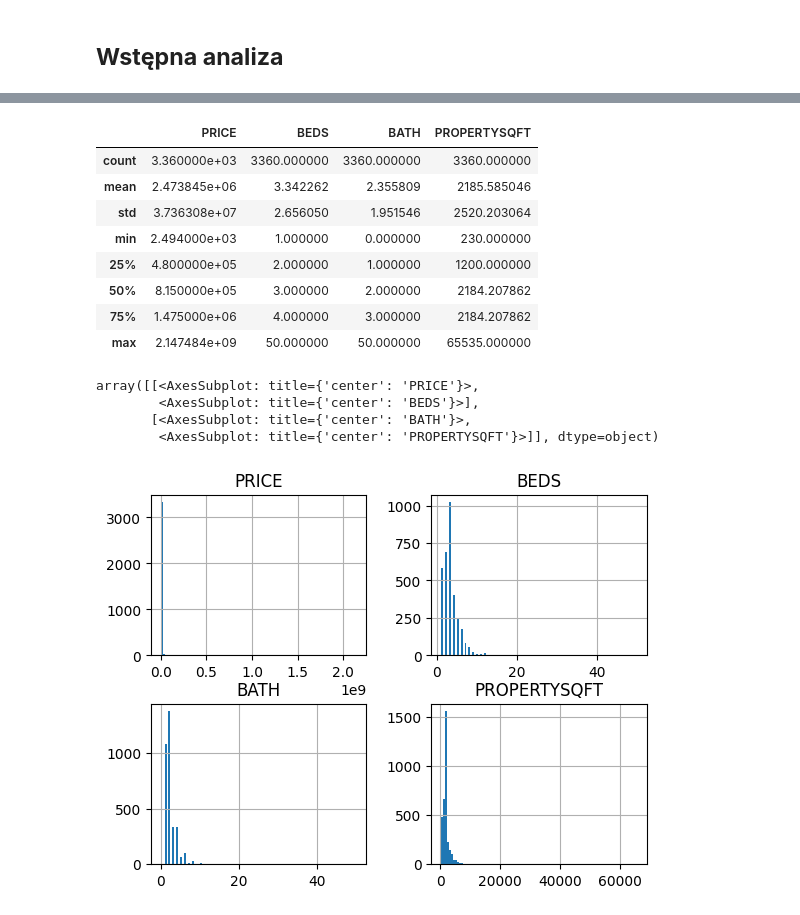
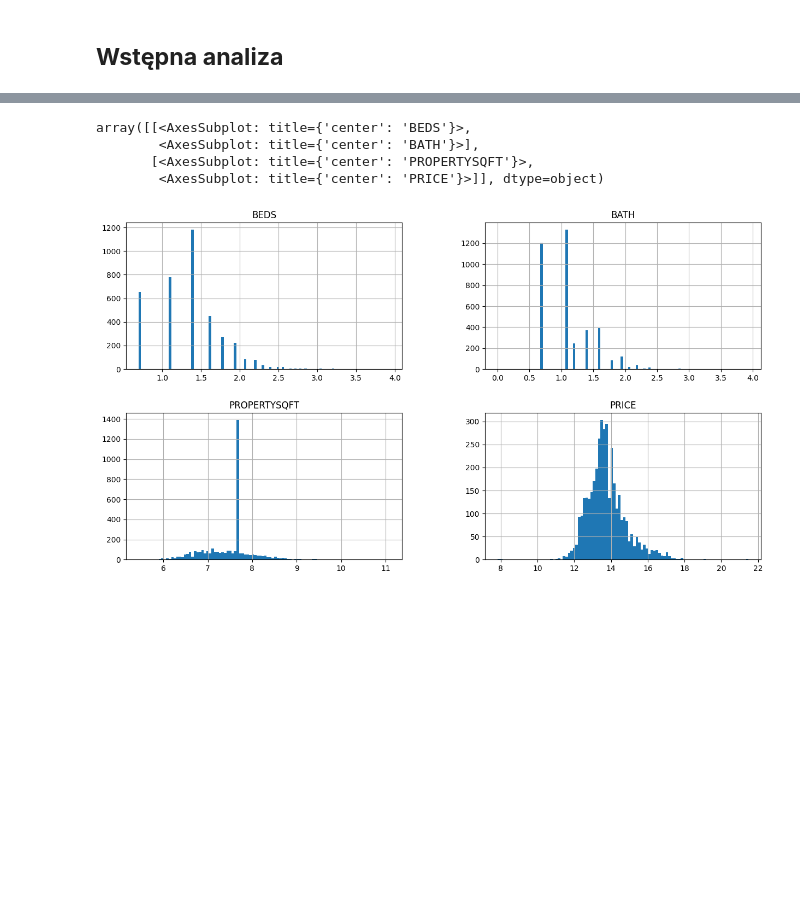
Before and after one commit to KAdamczykk/ML_Project_1, a Jupyter notebook: ml_ny_houses.ipynb, the cells around one changed output, grey strips where cells are left out. Saved outputs shown, nothing was run; the diff lists cells and outputs as text; code cells hidden in the pictures; blank space fills up the shorter version.

```diff
--- a/ml_ny_houses.ipynb
+++ b/ml_ny_houses.ipynb
@@ -75,21 +75,9 @@ dtype: int64
 # %%
-df_num = df_learning[["PRICE", "BEDS", "BATH", "PROPERTYSQFT"]]
-df_num.describe()
+df_num = df_learning[["BEDS", "BATH", "PROPERTYSQFT", "PRICE"]]
+np.log1p(df_num).hist(bins=100, figsize=(15,8))
 # %% [output]
-|  | PRICE | BEDS | BATH | PROPERTYSQFT |
-| count | 3.360000e+03 | 3360.000000 | 3360.000000 | 3360.000000 |
-| mean | 2.473845e+06 | 3.342262 | 2.355809 | 2185.585046 |
-| std | 3.736308e+07 | 2.656050 | 1.951546 | 2520.203064 |
-| min | 2.494000e+03 | 1.000000 | 0.000000 | 230.000000 |
-| 25% | 4.800000e+05 | 2.000000 | 1.000000 | 1200.000000 |
-| 50% | 8.150000e+05 | 3.000000 | 2.000000 | 2184.207862 |
-| 75% | 1.475000e+06 | 4.000000 | 3.000000 | 2184.207862 |
-| max | 2.147484e+09 | 50.000000 | 50.000000 | 65535.000000 |
+array([[<AxesSubplot: title={'center': 'BEDS'}>,
+        <AxesSubplot: title={'center': 'BATH'}>],
+       [<AxesSubplot: title={'center': 'PROPERTYSQFT'}>,
+        <AxesSubplot: title={'center': 'PRICE'}>]], dtype=object)
+[figure, added]
-# %%
-df_num.hist(bins=100)
-# %% [output]
-array([[<AxesSubplot: title={'center': 'PRICE'}>,
-        <AxesSubplot: title={'center': 'BEDS'}>],
-       [<AxesSubplot: title={'center': 'BATH'}>,
-        <AxesSubplot: title={'center': 'PROPERTYSQFT'}>]], dtype=object)
-[figure, removed]
```
Also changed, not shown: parts of 33 cells of this notebook.
